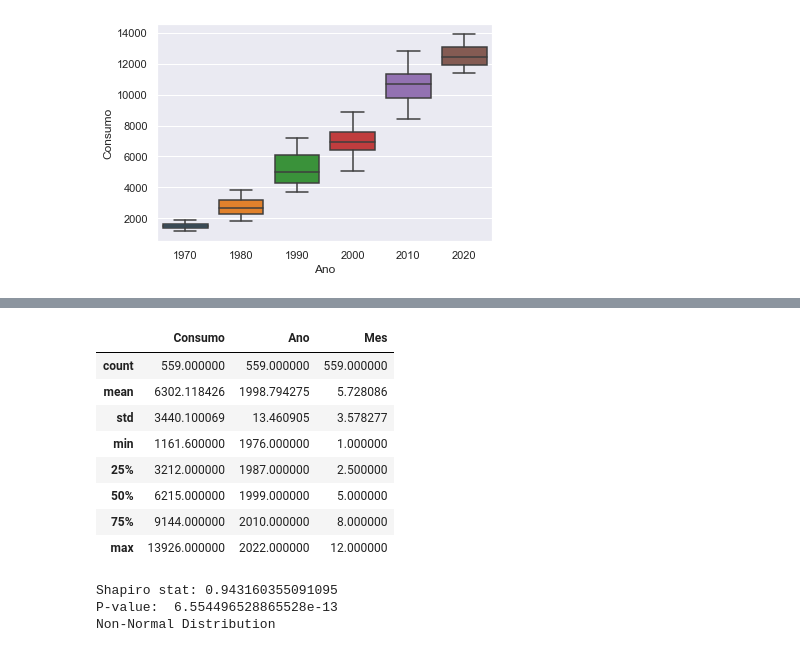
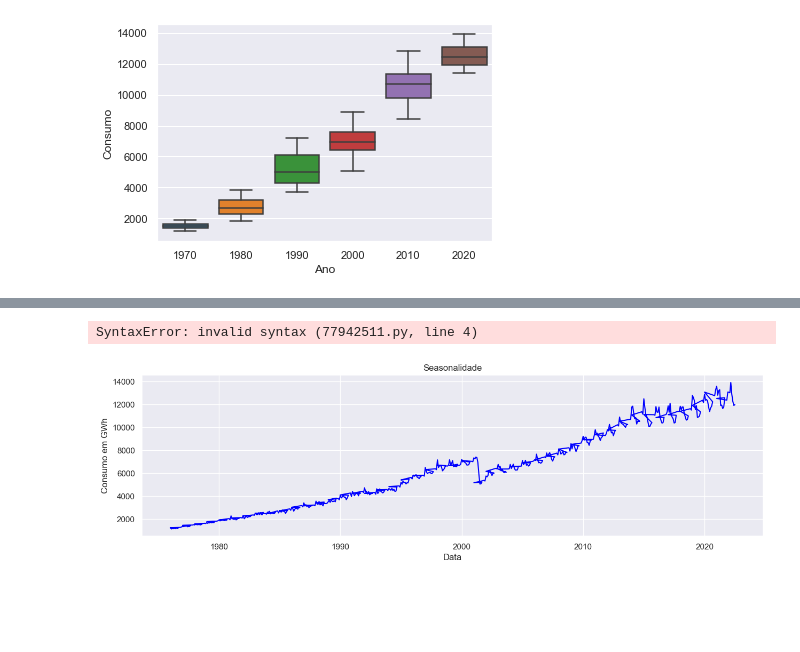
Before and after one commit to kccas35/Data-projeto-6, a Jupyter notebook: data/projeto6teste1.ipynb, the cells around one changed output, grey strips where cells are left out. Drawn from its saved outputs; the diff is of its cells as text; code cells hidden in the pictures; blank space fills up the shorter version.

```diff
--- a/data/projeto6teste1.ipynb
+++ b/data/projeto6teste1.ipynb
@@ -122,5 +147,3 @@ df['Consumo'].plot(kind='hist', bins=20, density=True, alpha=0.5, color='blue')
 sns.boxplot(x=df['Ano']//10 * 10, y='Consumo', data=df);
 # %% [output]
 [figure]
-# %%
-df.reset_index(inplace=True)
@@ -155,26 +150,15 @@ iplot(fig)
-# %%
-df.describe()
-# %% [output]
-|  | Consumo | Ano | Mes |
-| count | 559.000000 | 559.000000 | 559.000000 |
-| mean | 6302.118426 | 1998.794275 | 5.728086 |
-| std | 3440.100069 | 13.460905 | 3.578277 |
-| min | 1161.600000 | 1976.000000 | 1.000000 |
-| 25% | 3212.000000 | 1987.000000 | 2.500000 |
-| 50% | 6215.000000 | 1999.000000 | 5.000000 |
-| 75% | 9144.000000 | 2010.000000 | 8.000000 |
-| max | 13926.000000 | 2022.000000 | 12.000000 |
-# %%
-stat, p = stats.shapiro(np.log(df['Consumo']+1).sample(500, random_state=42))
-
-print("Shapiro stat:", stat)
-print("P-value: ", p)
-
-if p >= .01:
-    print('Normal Distribution')
-else:
-    print("Non-Normal Distribution")
-# %% [output]
-Shapiro stat: 0.943160355091095
-P-value:  6.554496528865528e-13
-Non-Normal Distribution
+# %%
+x = df['AnoMes'].values
+y1 = df['Consumo']
+# %% [output]
+SyntaxError: invalid syntax (77942511.py, line 4)
+# %%
+def plot_df(df, x, y, title="", xlabel='Data', ylabel='Consumo em GWh', dpi=100):
+    plt.figure(figsize=(15,4), dpi=dpi)
+    plt.plot(x, y, color='blue')
+    plt.gca().set(title=title, xlabel=xlabel, ylabel=ylabel)
+    plt.show()
+
+plot_df(df, x = x, y= y1, title='Seasonalidade')
+# %% [output]
+[figure, added]
```
Also changed, not shown: parts of 26 cells of this notebook, 2 other files.
